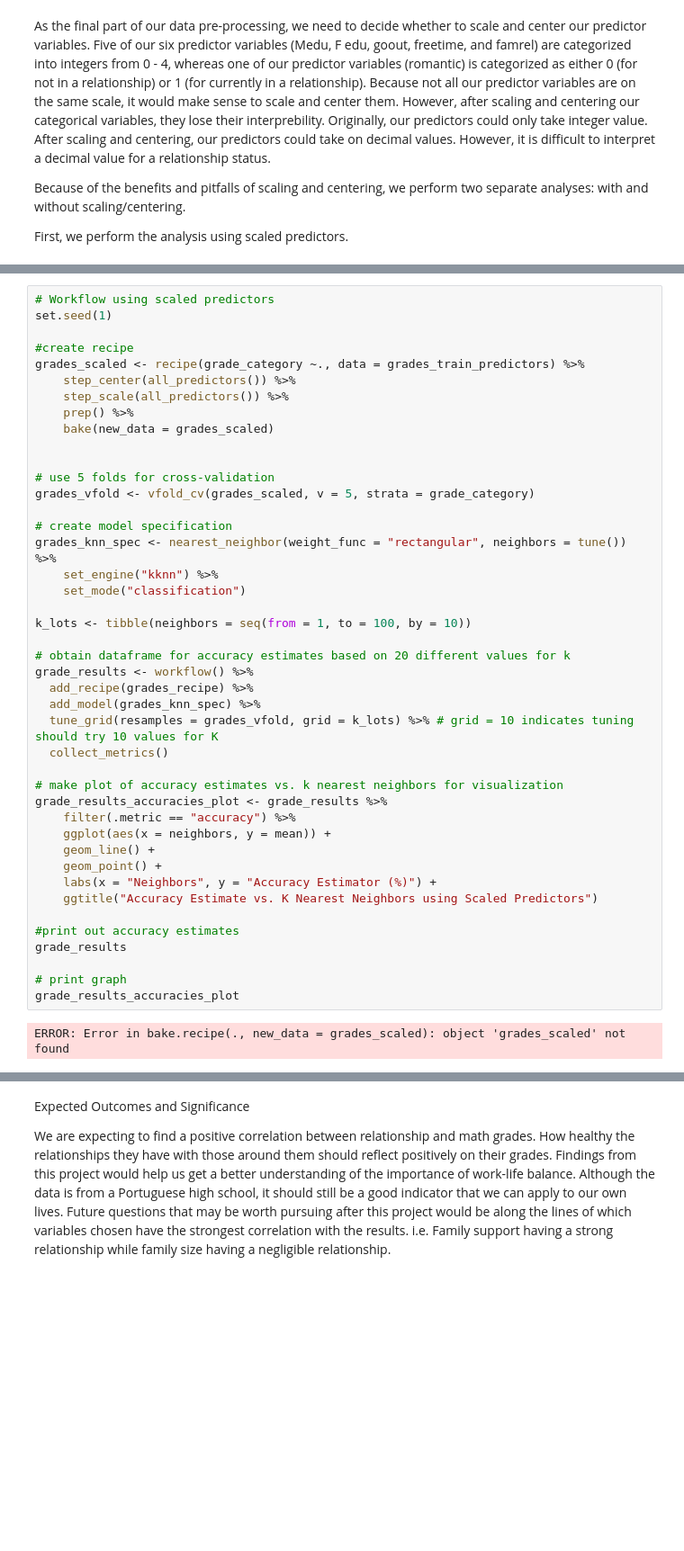
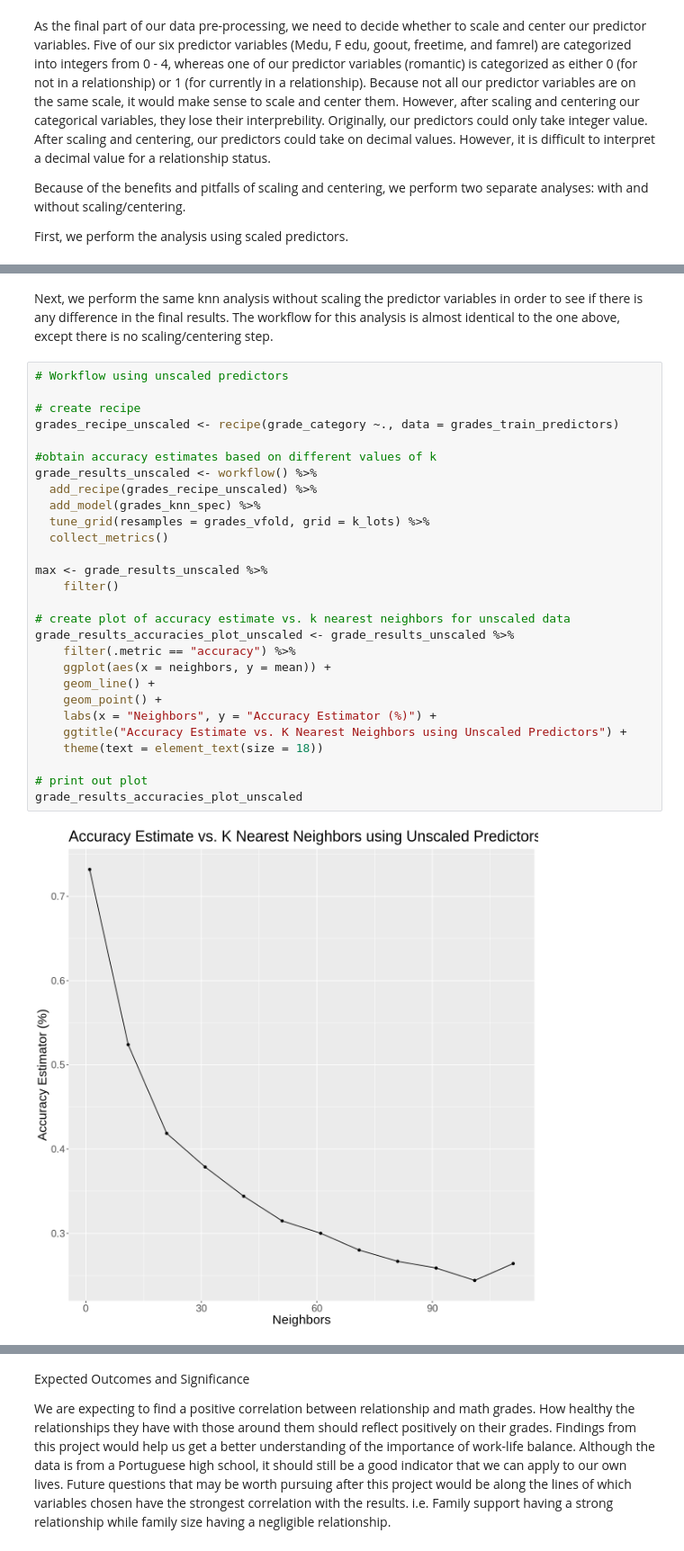
Before and after one commit to nishant-sr/StudentGrades_Project, a Jupyter notebook: proposal (2) (1).ipynb, the cells around one changed output, grey strips where cells are left out. Shown at 90% size. Saved outputs shown, nothing was run; the diff lists cells and outputs as text; blank space fills up the shorter version.

```diff
--- a/proposal (2) (1).ipynb
+++ b/proposal (2) (1).ipynb
@@ -299,45 +362,33 @@ First, we perform the analysis using scaled predictors.
+# %% [markdown]
+Next, we perform the same knn analysis without scaling the predictor variables in order to see if there is any difference in the final results.
+The workflow for this analysis is almost identical to the one above, except there is no scaling/centering step.
 # %%
-# Workflow using scaled predictors
-set.seed(1)
+# Workflow using unscaled predictors
 
-#create recipe
-grades_scaled <- recipe(grade_category ~., data = grades_train_predictors) %>%
-    step_center(all_predictors()) %>%
-    step_scale(all_predictors()) %>%
-    prep() %>%
-    bake(new_data = grades_scaled)
+# create recipe
+grades_recipe_unscaled <- recipe(grade_category ~., data = grades_train_predictors)
 
-
-# use 5 folds for cross-validation
-grades_vfold <- vfold_cv(grades_scaled, v = 5, strata = grade_category)
-
-# create model specification
-grades_knn_spec <- nearest_neighbor(weight_func = "rectangular", neighbors = tune()) %>%
-    set_engine("kknn") %>%
-    set_mode("classification")
-
-k_lots <- tibble(neighbors = seq(from = 1, to = 100, by = 10))
-
-# obtain dataframe for accuracy estimates based on 20 different values for k
-grade_results <- workflow() %>%
-  add_recipe(grades_recipe) %>%
+#obtain accuracy estimates based on different values of k
+grade_results_unscaled <- workflow() %>%
+  add_recipe(grades_recipe_unscaled) %>%
   add_model(grades_knn_spec) %>%
-  tune_grid(resamples = grades_vfold, grid = k_lots) %>% # grid = 10 indicates tuning should try 10 values for K
+  tune_grid(resamples = grades_vfold, grid = k_lots) %>%
   collect_metrics()
 
-# make plot of accuracy estimates vs. k nearest neighbors for visualization
-grade_results_accuracies_plot <- grade_results %>%
+max <- grade_results_unscaled %>%
+    filter()
+
+# create plot of accuracy estimate vs. k nearest neighbors for unscaled data
+grade_results_accuracies_plot_unscaled <- grade_results_unscaled %>%
     filter(.metric == "accuracy") %>%
     ggplot(aes(x = neighbors, y = mean)) +
     geom_line() +
     geom_point() +
     labs(x = "Neighbors", y = "Accuracy Estimator (%)") +
-    ggtitle("Accuracy Estimate vs. K Nearest Neighbors using Scaled Predictors")
+    ggtitle("Accuracy Estimate vs. K Nearest Neighbors using Unscaled Predictors") +
+    theme(text = element_text(size = 18))
 
-#print out accuracy estimates
-grade_results
-
-# print graph
-grade_results_accuracies_plot
+# print out plot
+grade_results_accuracies_plot_unscaled
 # %% [output]
-ERROR: Error in bake.recipe(., new_data = grades_scaled): object 'grades_scaled' not found
+[figure, added]
```
Also changed, not shown: parts of 27 cells of this notebook.
